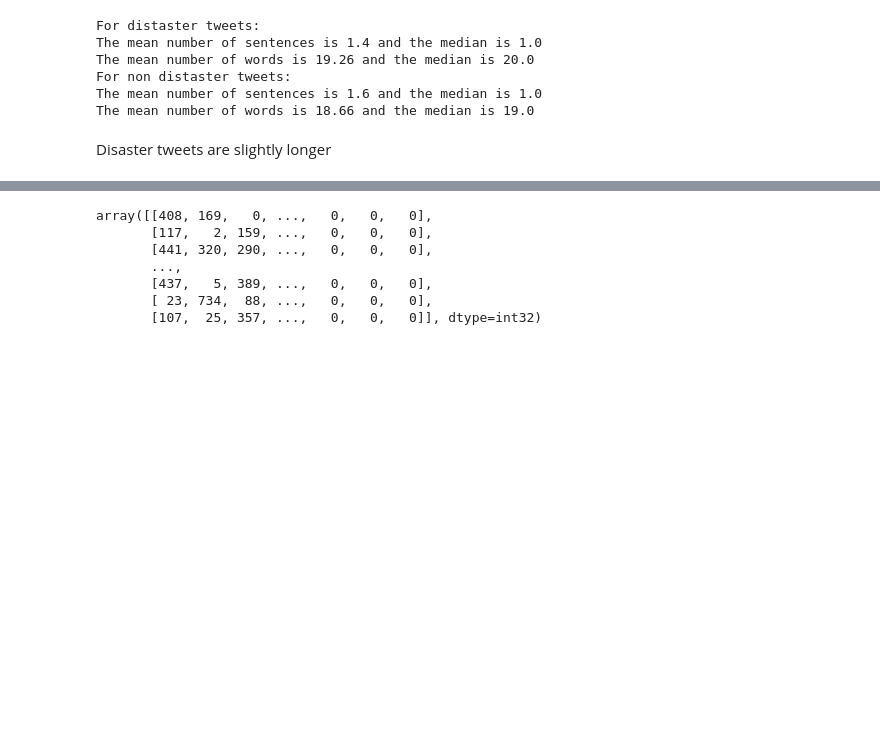
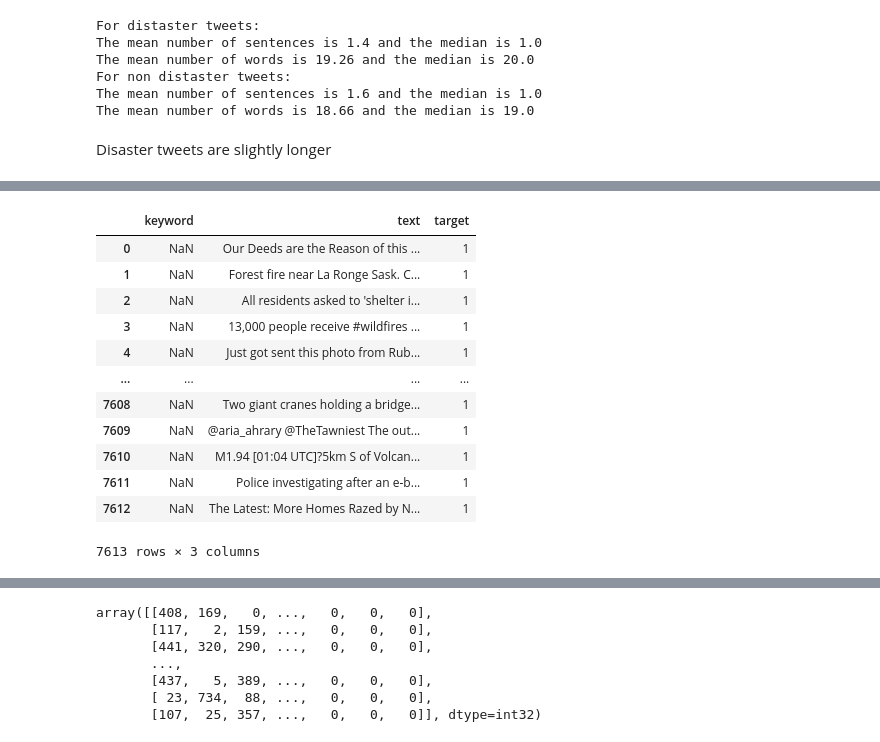
Before and after one commit to amarmouloud/Jedha-Certification, a Jupyter notebook: Bloc 4/Disaster Tweets - NLP and Deep Learning.ipynb, the cells around one changed output, grey strips where cells are left out. Saved outputs shown, nothing was run; the diff lists cells and outputs as text; code cells hidden in the pictures; blank space fills up the shorter version.

```diff
--- a/Bloc 4/Disaster Tweets - NLP and Deep Learning.ipynb
+++ b/Bloc 4/Disaster Tweets - NLP and Deep Learning.ipynb
@@ -71,3 +98,3 @@ memory usage: 102.1+ KB
 # %%
-train.drop(columns=['keyword', 'location', 'id'], inplace=True)
-test.drop(columns=['keyword', 'location', 'id'], inplace=True)
+train.drop(columns=['location', 'id', 'keyword'], inplace=True)
+test.drop(columns=['location', 'id', 'keyword'], inplace=True)
@@ -150,6 +180,22 @@ def preprocess(text):
     text = text.lower().strip()
     text = ' '.join([token.lemma_ for token in nlp(text) if (token.lemma_ not in STOP_WORDS) and (token.text not in STOP_WORDS)])
     return text
+# %%
+train
+# %% [output]
+|  | keyword | text | target |
+| 0 | NaN | Our Deeds are the Reason of this ... | 1 |
+| 1 | NaN | Forest fire near La Ronge Sask. C... | 1 |
+| 2 | NaN | All residents asked to 'shelter i... | 1 |
+| 3 | NaN | 13,000 people receive #wildfires ... | 1 |
+| 4 | NaN | Just got sent this photo from Rub... | 1 |
+| ... | ... | ... | ... |
+| 7608 | NaN | Two giant cranes holding a bridge... | 1 |
+| 7609 | NaN | @aria_ahrary @TheTawniest The out... | 1 |
+| 7610 | NaN | M1.94 [01:04 UTC]?5km S of Volcan... | 1 |
+| 7611 | NaN | Police investigating after an e-b... | 1 |
+| 7612 | NaN | The Latest: More Homes Razed by N... | 1 |
+7613 rows × 3 columns
 # %%
 train['text_clean'] = train['text'].apply(lambda x: preprocess(x))
 test['text_clean'] = test['text'].apply(lambda x: preprocess(x))
```
Also changed, not shown: parts of 23 cells of this notebook.
